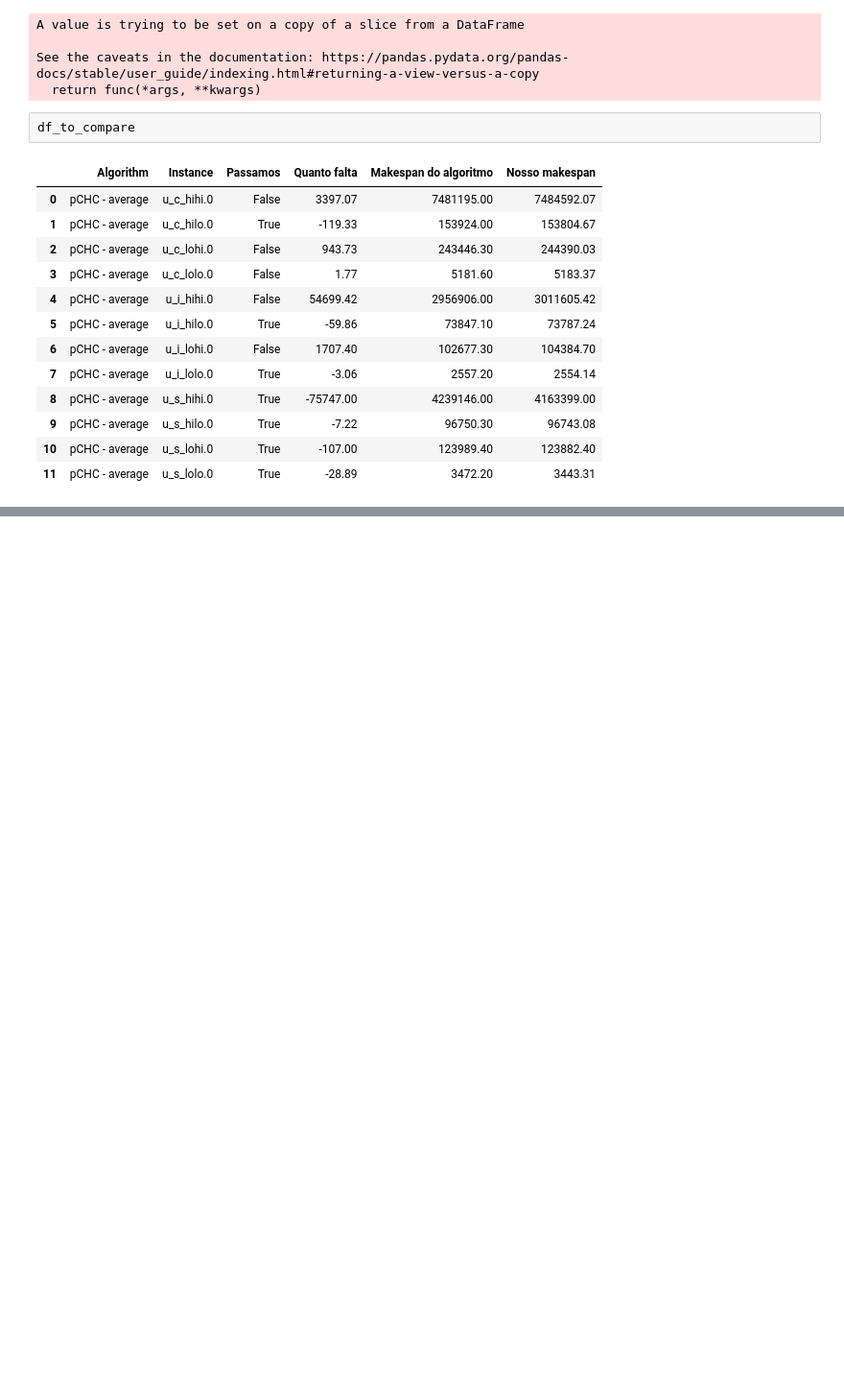
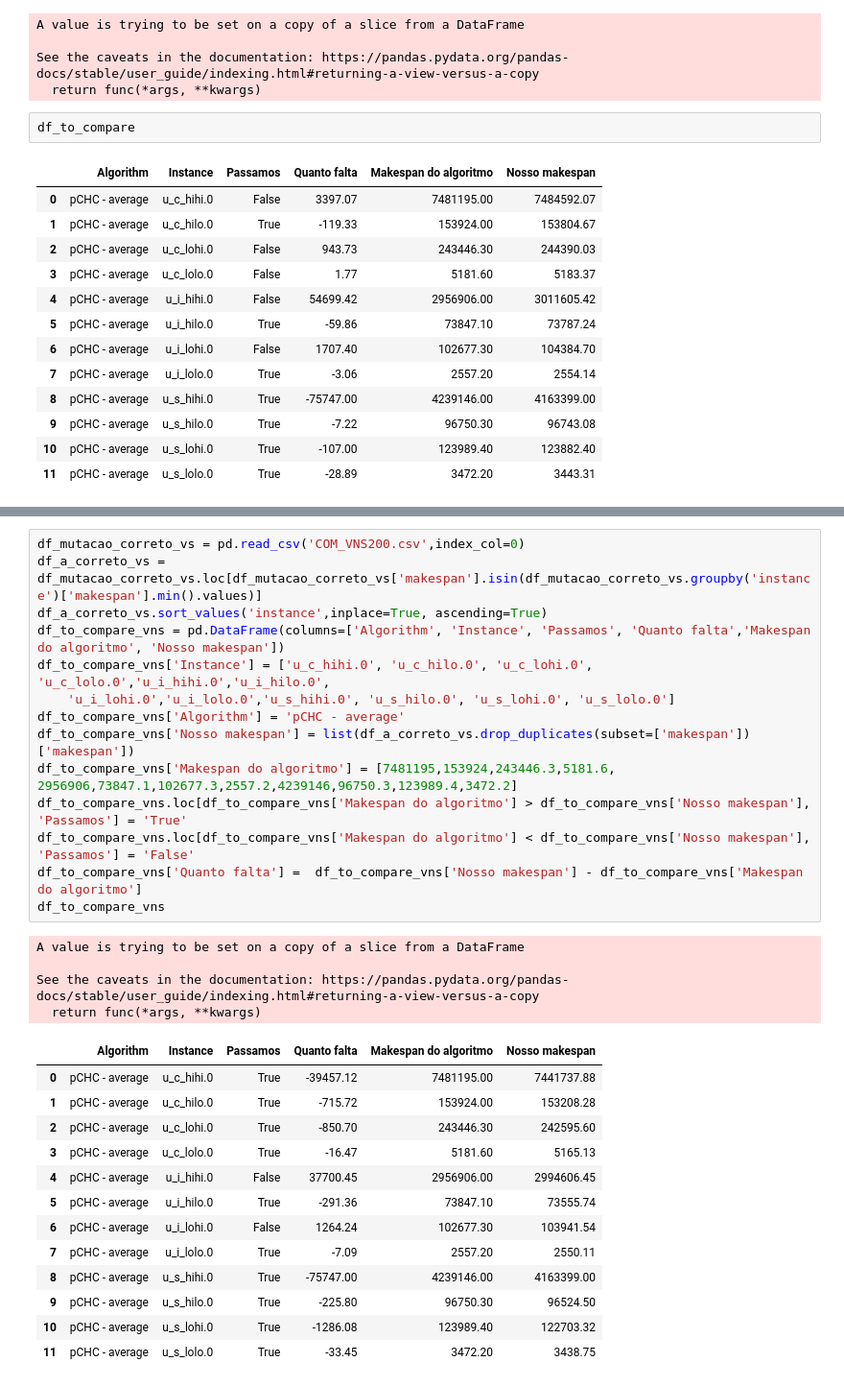
Before and after one commit to marlonrochaeng/pesquisaMestrado, a Jupyter notebook: resultados/Analise.ipynb, the cells around one changed output, grey strips where cells are left out. Shown at 96% size. Cells and saved outputs as stored; diff of their text form; blank space fills up the shorter version.

```diff
--- a/resultados/Analise.ipynb
+++ b/resultados/Analise.ipynb
@@ -243,3 +243,35 @@ See the caveats in the documentation: https://pandas.pydata.org/pandas-docs/stab
+# %%
+df_mutacao_correto_vs = pd.read_csv('COM_VNS200.csv',index_col=0)
+df_a_correto_vs = df_mutacao_correto_vs.loc[df_mutacao_correto_vs['makespan'].isin(df_mutacao_correto_vs.groupby('instance')['makespan'].min().values)]
+df_a_correto_vs.sort_values('instance',inplace=True, ascending=True)
+df_to_compare_vns = pd.DataFrame(columns=['Algorithm', 'Instance', 'Passamos', 'Quanto falta','Makespan do algoritmo', 'Nosso makespan'])
+df_to_compare_vns['Instance'] = ['u_c_hihi.0', 'u_c_hilo.0', 'u_c_lohi.0', 'u_c_lolo.0','u_i_hihi.0','u_i_hilo.0',
+    'u_i_lohi.0','u_i_lolo.0','u_s_hihi.0', 'u_s_hilo.0', 'u_s_lohi.0', 'u_s_lolo.0']
+df_to_compare_vns['Algorithm'] = 'pCHC - average'
+df_to_compare_vns['Nosso makespan'] = list(df_a_correto_vs.drop_duplicates(subset=['makespan'])['makespan'])
+df_to_compare_vns['Makespan do algoritmo'] = [7481195,153924,243446.3,5181.6, 2956906,73847.1,102677.3,2557.2,4239146,96750.3,123989.4,3472.2]
+df_to_compare_vns.loc[df_to_compare_vns['Makespan do algoritmo'] > df_to_compare_vns['Nosso makespan'], 'Passamos'] = 'True'
+df_to_compare_vns.loc[df_to_compare_vns['Makespan do algoritmo'] < df_to_compare_vns['Nosso makespan'], 'Passamos'] = 'False'
+df_to_compare_vns['Quanto falta'] =  df_to_compare_vns['Nosso makespan'] - df_to_compare_vns['Makespan do algoritmo']
+df_to_compare_vns
+# %% [output]
+A value is trying to be set on a copy of a slice from a DataFrame
+
+See the caveats in the documentation: https://pandas.pydata.org/pandas-docs/stable/user_guide/indexing.html#returning-a-view-versus-a-copy
+  return func(*args, **kwargs)
+|  | Algorithm | Instance | Passamos | Quanto falta | Makespan do algoritmo | Nosso makespan |
+| 0 | pCHC - average | u_c_hihi.0 | True | -39457.12 | 7481195.00 | 7441737.88 |
+| 1 | pCHC - average | u_c_hilo.0 | True | -715.72 | 153924.00 | 153208.28 |
+| 2 | pCHC - average | u_c_lohi.0 | True | -850.70 | 243446.30 | 242595.60 |
+| 3 | pCHC - average | u_c_lolo.0 | True | -16.47 | 5181.60 | 5165.13 |
+| 4 | pCHC - average | u_i_hihi.0 | False | 37700.45 | 2956906.00 | 2994606.45 |
+| 5 | pCHC - average | u_i_hilo.0 | True | -291.36 | 73847.10 | 73555.74 |
+| 6 | pCHC - average | u_i_lohi.0 | False | 1264.24 | 102677.30 | 103941.54 |
+| 7 | pCHC - average | u_i_lolo.0 | True | -7.09 | 2557.20 | 2550.11 |
+| 8 | pCHC - average | u_s_hihi.0 | True | -75747.00 | 4239146.00 | 4163399.00 |
+| 9 | pCHC - average | u_s_hilo.0 | True | -225.80 | 96750.30 | 96524.50 |
+| 10 | pCHC - average | u_s_lohi.0 | True | -1286.08 | 123989.40 | 122703.32 |
+| 11 | pCHC - average | u_s_lolo.0 | True | -33.45 | 3472.20 | 3438.75 |
 # %%
 df_mutacao_correto_vs = pd.read_csv('vns_analysis.csv',index_col=0)
 df_mutacao_correto_vs.loc[df_mutacao_correto_vs['worst_makespan_after_vns'].isin(df_mutacao_correto_vs.groupby('instance')['worst_makespan_after_vns'].max().values)]
```
Also changed, not shown: parts of 5 cells of this notebook, 8 other files.
